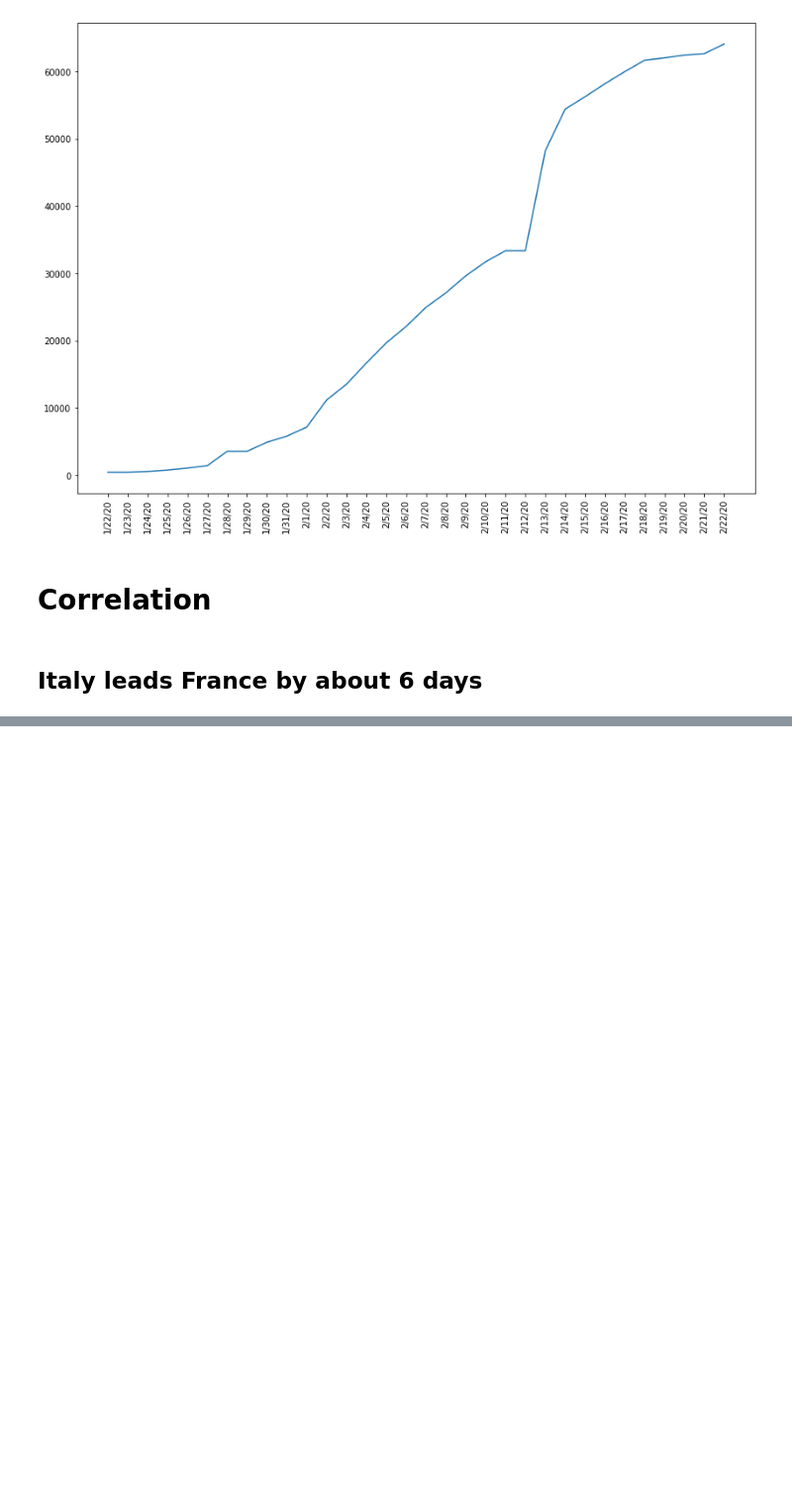
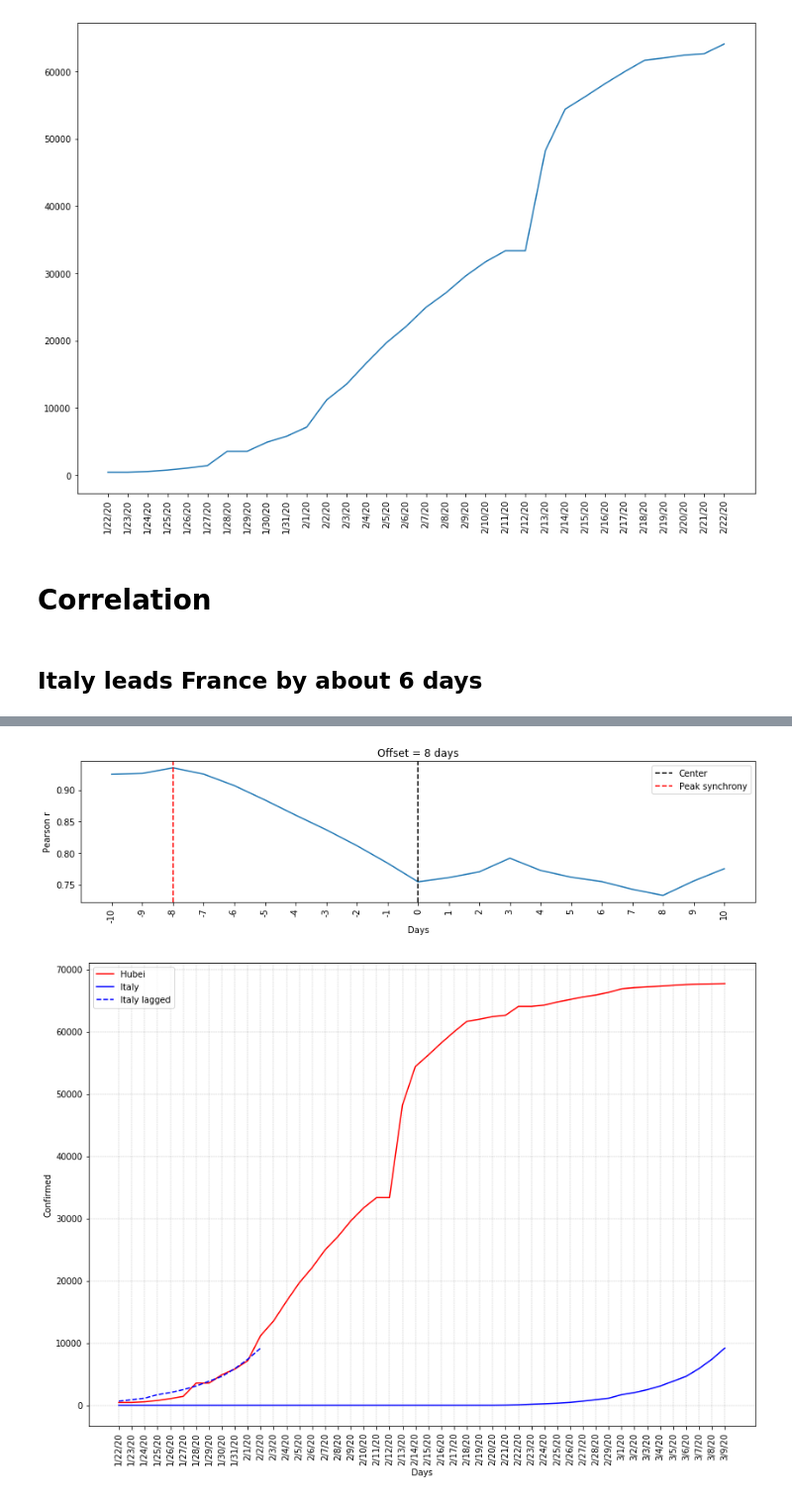
Before and after one commit to ClementBM/Experiment_Coronavius, a Jupyter notebook: notebook/Coronavirus_By_Country.ipynb, the cells around one changed output, grey strips where cells are left out. Shown at 99% size. Saved outputs shown, nothing was run; the diff lists cells and outputs as text; code cells hidden in the pictures; blank space fills up the shorter version.

```diff
--- a/notebook/Coronavirus_By_Country.ipynb
+++ b/notebook/Coronavirus_By_Country.ipynb
@@ -253,0 +263,18 @@ plot_with_lag(df_bycountry, "Mainland China", "Italy", -34)
+# %%
+from datetime import datetime
+
+def date_from_string(date_string):
+  return datetime.strptime(date_string, '%m/%d/%y')
+
+def delta(date_1, date_2):
+  delta = date_from_string(date_1) - date_from_string(date_2)
+  return delta.days
+# %%
+offset = "2/19/20"
+origin = df_byprovince_norm.loc["Hubei",:].index[0]
+
+china_italy_offset = synchrony(df_byprovince_norm.loc["Hubei",:], df_bycountry_norm.loc["Italy",offset:], 10)
+plot_with_lag(df_byprovince.loc["Hubei",:], df_bycountry.loc["Italy",:], -china_italy_offset - delta(offset, origin))
+# %% [output]
+[figure, added]
+[figure, added]
```
Also changed, not shown: parts of 14 cells of this notebook.
